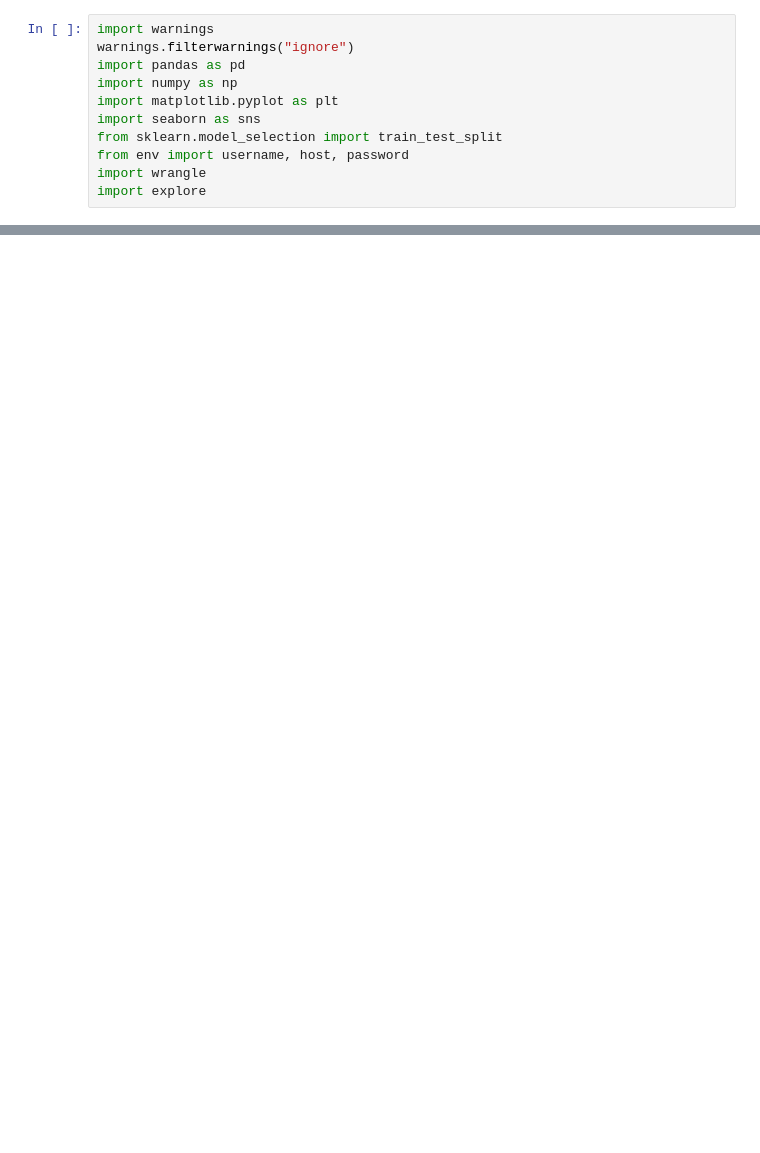
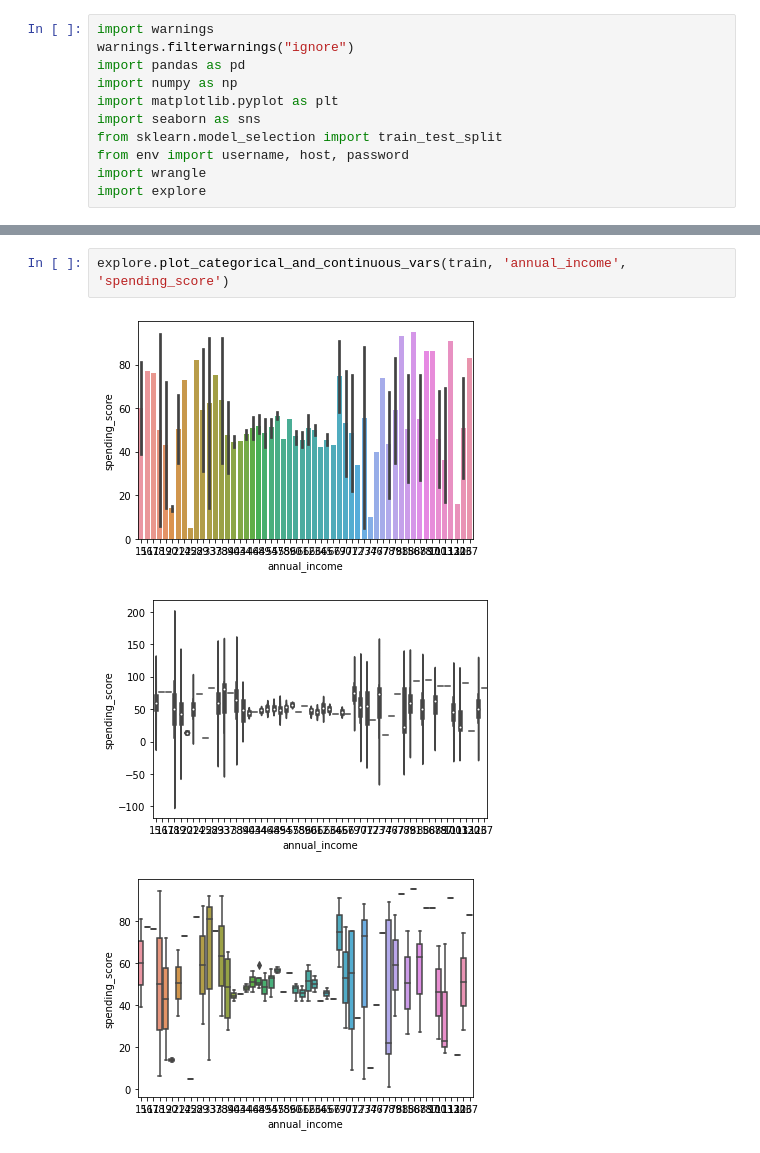
Before and after one commit to chriseverts/regression-exercises-, a Jupyter notebook: mall.ipynb, the cells around one changed output, grey strips where cells are left out. Saved outputs shown, nothing was run; the diff lists cells and outputs as text; blank space fills up the shorter version.

```diff
--- a/mall.ipynb
+++ b/mall.ipynb
@@ -19,0 +49,6 @@ AttributeError: 'function' object has no attribute 'head'
+# %%
+explore.plot_categorical_and_continuous_vars(train, 'annual_income', 'spending_score')
+# %% [output]
+[figure, added]
+[figure, added]
+[figure, added]
```
Also changed, not shown: parts of 9 cells of this notebook, 2 other files.
